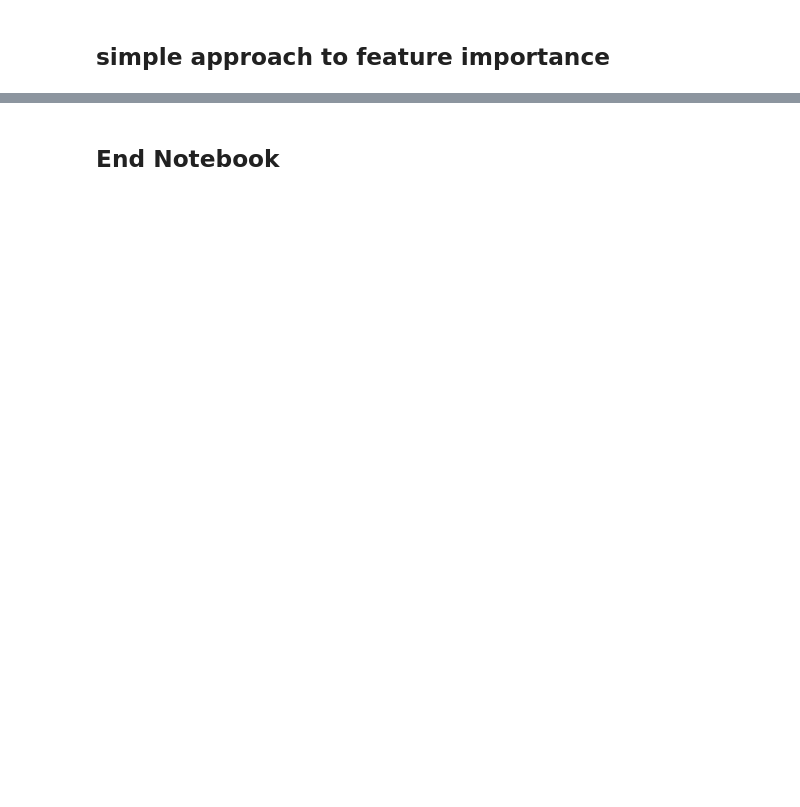
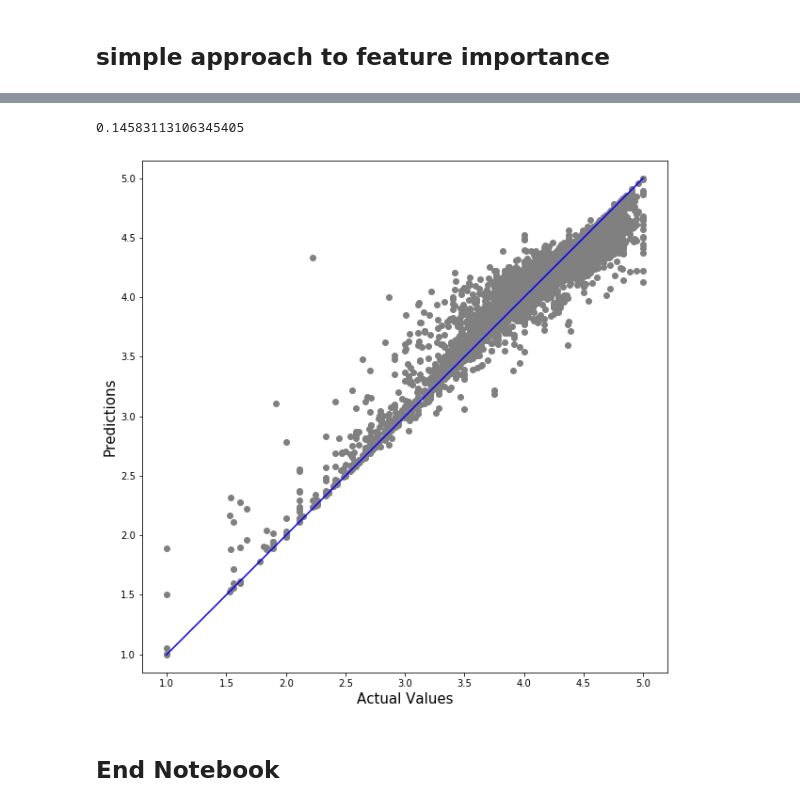
Before and after one commit to jam1245/projects, a Jupyter notebook: ml_survey/Regression_Clean.ipynb, the cells around one changed output, grey strips where cells are left out. Cells and saved outputs as stored; diff of their text form; code cells hidden in the pictures; blank space fills up the shorter version.

```diff
--- a/ml_survey/Regression_Clean.ipynb
+++ b/ml_survey/Regression_Clean.ipynb
@@ -273,0 +261,11 @@ Test accuracy score:  0.9777777777777777
+# %%
+#ei_join_sub.to_csv('data_for_viz_correlation.csv')
+ei_join_sub['annualized_rate'] = ei_join_sub['annualized_rate'].fillna((ei_join_sub['annualized_rate'].mean()))
+ei_join_sub['levelnumber'] = ei_join_sub['levelnumber'].fillna((ei_join_sub['levelnumber'].mean()))
+ei_join_sub['numoflayers'] = ei_join_sub['numoflayers'].fillna((ei_join_sub['levelnumber'].mean()))
+ei_join_sub['manager_level'] = ei_join_sub['manager_level'].fillna((ei_join_sub['manager_level'].mean()))
+
+
+ei_join_sub['levelnumber'] = ei_join_sub['levelnumber'].astype(str)
+ei_join_sub['numoflayers'] = ei_join_sub['numoflayers'].astype(str)
+ei_join_sub['manager_level'] = ei_join_sub['manager_level'].astype(str)
@@ -274,2 +357,53 @@ Test accuracy score:  0.9777777777777777
+# %%
+# gradient boosting for regression in scikit-learn
+from numpy import mean
+from numpy import std
+from sklearn.datasets import make_regression
+from sklearn.ensemble import GradientBoostingRegressor
+from sklearn.metrics import mean_squared_error
+from sklearn.model_selection import cross_val_score
+from sklearn.model_selection import RepeatedKFold
+from matplotlib import pyplot
+# define dataset
+
+X = np.array(df_X)
+
+y = np.array(df_y.leader_effect_mean) #iloc[:,1]) # terms
+
+
+train_x_input, test_x_input, train_y_input, test_y_input = train_test_split(X, y,
+                                                                            test_size=0.10,
+                                                                            random_state=1)
+
+model = GradientBoostingRegressor(max_depth=30, max_features = 'sqrt',
+                                                min_samples_leaf = 1, learning_rate = 0.011,
+                                               n_estimators=1800, min_samples_split = 10, random_state= 2017)
+
+model.fit(train_x_input, train_y_input)
+
+y_pred = model.predict(test_x_input)
+y_pred
+
+rmse = np.sqrt(mean_squared_error(test_y_input, y_pred))
+#print('testing data:', rmse)
+
+print(rmse)
+# %% [output]
+0.14583113106345405
+# %%
+plt.figure(figsize=(10,10))
+plt.scatter(test_y_input, y_pred, c='grey')
+#plt.yscale('log')
+#plt.xscale('log')
+
+p1 = max(max(y_pred), max(test_y_input))
+p2 = min(min(y_pred), min(test_y_input))
+plt.plot([p1, p2], [p1, p2], 'b-')
+plt.xlabel('Actual Values', fontsize=15)
+plt.ylabel('Predictions', fontsize=15)
+plt.axis('equal')
+plt.show()
+# %% [output]
+[figure, added]
 # %% [markdown]
 ## End Notebook
```
Also changed, not shown: parts of 20 cells of this notebook.
